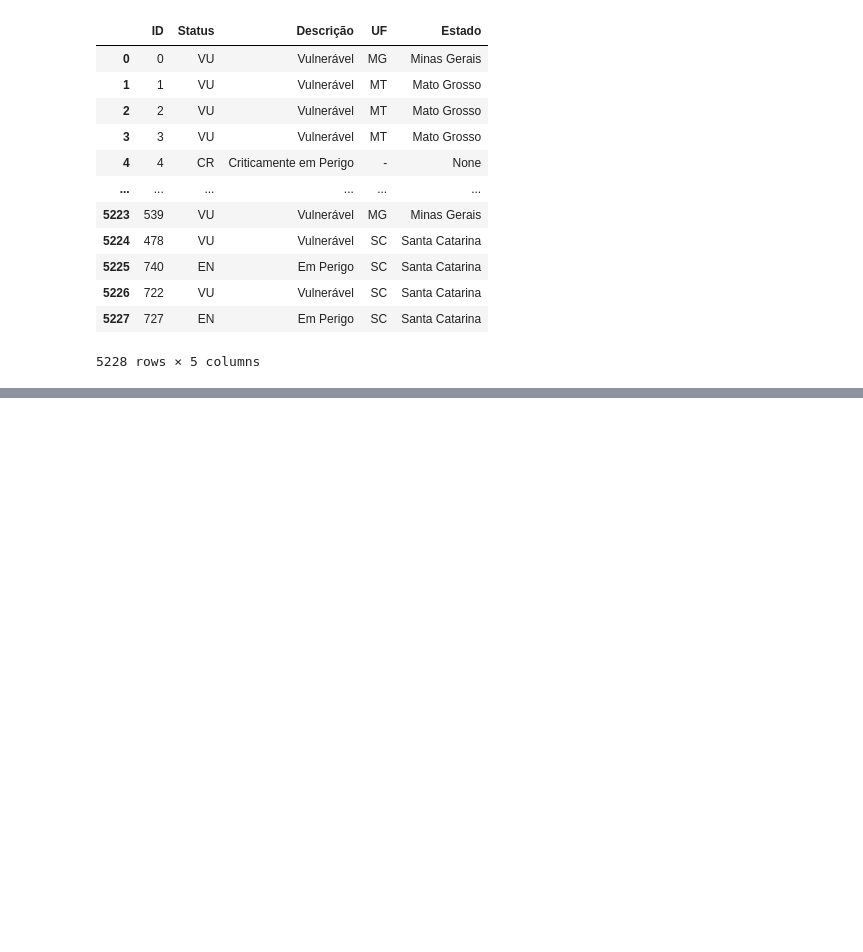
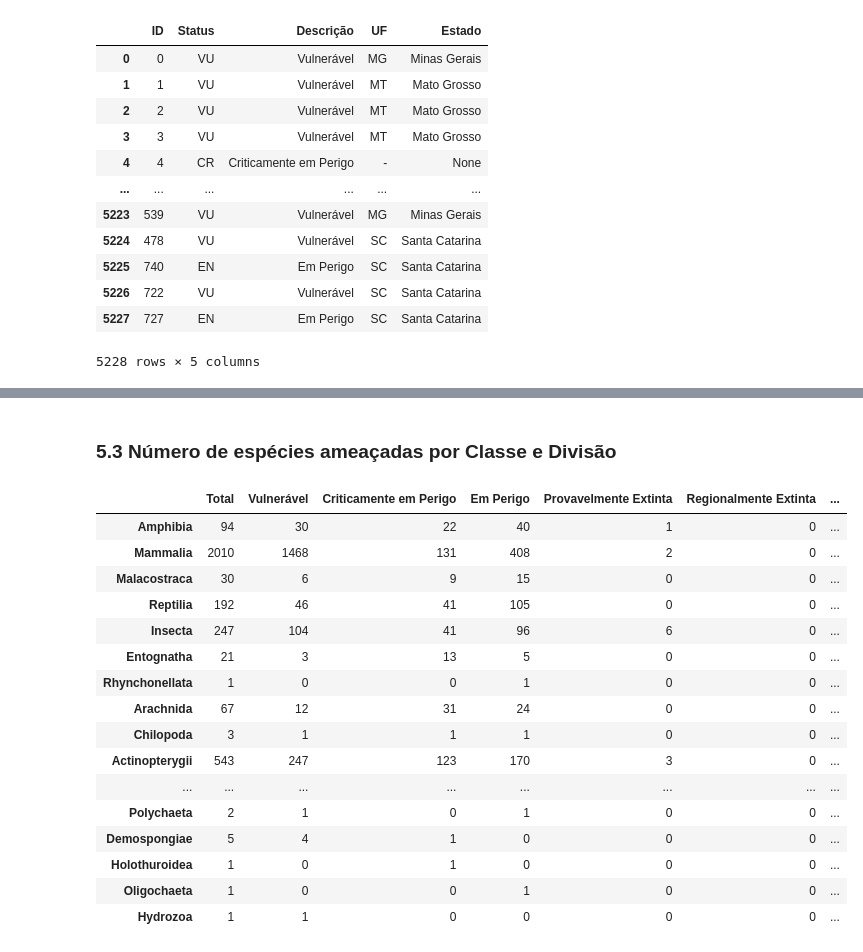
Before and after one commit to fesmazz/Projetos, a Jupyter notebook: Fauna/fauna.ipynb, the cells around one changed output, grey strips where cells are left out. Saved outputs shown, nothing was run; the diff lists cells and outputs as text; code cells hidden in the pictures; blank space fills up the shorter version.

Commit message:
classes vs risco

```diff
--- a/Fauna/fauna.ipynb
+++ b/Fauna/fauna.ipynb
@@ -764,0 +740,49 @@ Vol.1. Disponível em: https://www.icmbio.gov.br/portal/images/stories/biodivers
+# %% [markdown]
+<a name="e4.3"></a>
+### 5.3 Número de espécies ameaçadas por Classe e Divisão
+# %%
+sqlstr = ("""
+SELECT especie.nome AS "Nome", categoria.nome AS "Status", categoria.descricao AS "Descrição", classe.nome AS "Classe", divisao.nome AS "Divisão"
+FROM risco JOIN especie JOIN categoria JOIN UC JOIN classe JOIN divisao
+WHERE risco.especie_id = especie.id AND risco.categoria_id = categoria.id AND risco.UC_id = UC.id AND  especie.classe_id = classe.id AND especie.divisao_id = divisao.id
+""")
+dados = pd.read_sql_query(sqlstr, conn)
+classes = dados["Classe"].unique()
+categorias = dados["Descrição"].unique()
+counts_classe = dict()
+
+for classe in classes:
+
+    if classe is None: continue #ignore as linhas sem classe
+    subset_classe = dados["Classe"] == classe
+    count_classe = dados[subset_classe]["Classe"].count()
+    if classe in counts_classe: pass
+    else:counts_classe[classe] = dict()
+    counts_classe[classe]["Total"] = counts_uf.get("Total", 0) + count_classe
+    for categoria in categorias:
+        subset_cat = dados[(dados["Descrição"] == categoria) & (dados["Classe"] == classe)]
+        count_cat = subset_cat["Descrição"].count()
+        if categoria is None: categoria = "Não Informado"
+        counts_classe[classe][categoria] = counts_classe[classe].get(categoria, 0) + count_cat
+
+colunas = counts_classe["Mammalia"].keys()
+totais_classe = pd.DataFrame.from_dict(counts_classe, orient="index", columns = colunas)
+display(totais_classe)
+# %% [output]
+|  | Total | Vulnerável | Criticamente em Perigo | Em Perigo | Provavelmente Extinta | Regionalmente Extinta | ... |
+| Amphibia | 94 | 30 | 22 | 40 | 1 | 0 | ... |
+| Mammalia | 2010 | 1468 | 131 | 408 | 2 | 0 | ... |
+| Malacostraca | 30 | 6 | 9 | 15 | 0 | 0 | ... |
+| Reptilia | 192 | 46 | 41 | 105 | 0 | 0 | ... |
+| Insecta | 247 | 104 | 41 | 96 | 6 | 0 | ... |
+| Entognatha | 21 | 3 | 13 | 5 | 0 | 0 | ... |
+| Rhynchonellata | 1 | 0 | 0 | 1 | 0 | 0 | ... |
+| Arachnida | 67 | 12 | 31 | 24 | 0 | 0 | ... |
+| Chilopoda | 3 | 1 | 1 | 1 | 0 | 0 | ... |
+| Actinopterygii | 543 | 247 | 123 | 170 | 3 | 0 | ... |
+| ... | ... | ... | ... | ... | ... | ... | ... |
+| Polychaeta | 2 | 1 | 0 | 1 | 0 | 0 | ... |
+| Demospongiae | 5 | 4 | 1 | 0 | 0 | 0 | ... |
+| Holothuroidea | 1 | 0 | 1 | 0 | 0 | 0 | ... |
+| Oligochaeta | 1 | 0 | 0 | 1 | 0 | 0 | ... |
+| Hydrozoa | 1 | 1 | 0 | 0 | 0 | 0 | ... |
```
Also changed, not shown: parts of 18 cells of this notebook, 1 other file.
